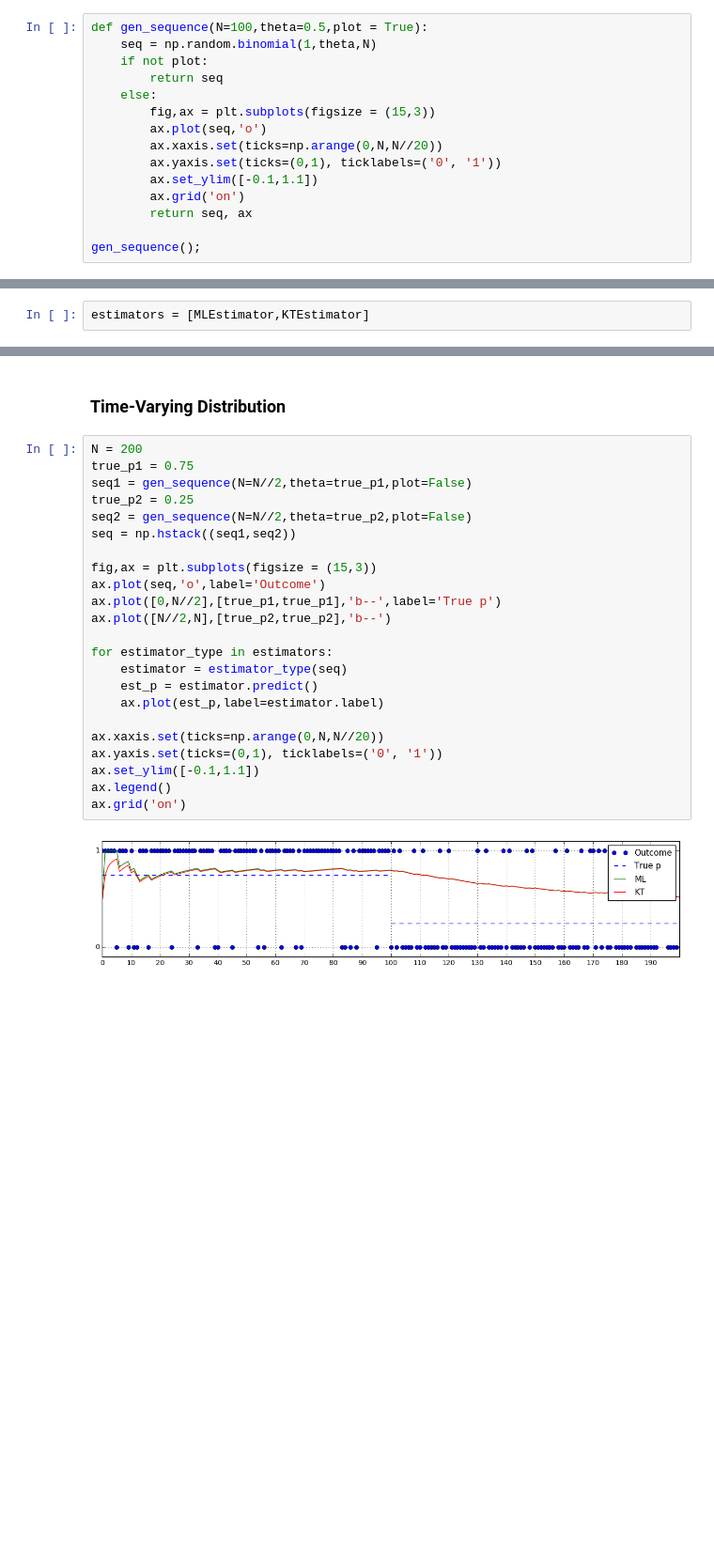
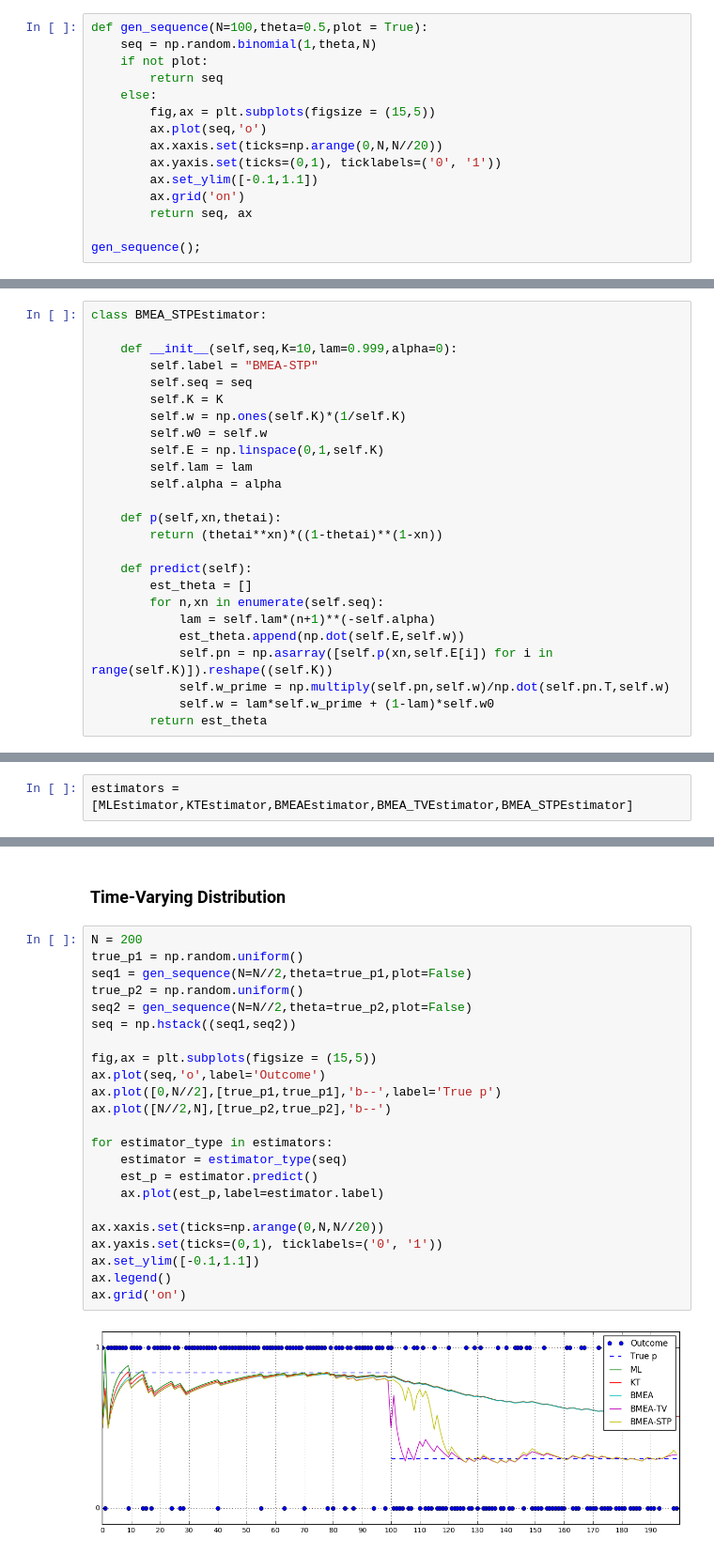
Before and after one commit to gabeschamberg/notes, a Jupyter notebook: Sequential Estimators of Binary Sequences.ipynb, the cells around one changed output, grey strips where cells are left out. Shown: that part at 94% size. Drawn from its saved outputs; the diff is of its cells as text; blank space fills up the shorter version.

```diff
--- a/Sequential Estimators of Binary Sequences.ipynb
+++ b/Sequential Estimators of Binary Sequences.ipynb
@@ -26,7 +26,7 @@ def gen_sequence(N=100,theta=0.5,plot = True):
     if not plot:
         return seq
     else:
-        fig,ax = plt.subplots(figsize = (15,3))
+        fig,ax = plt.subplots(figsize = (15,5))
         ax.plot(seq,'o')
         ax.xaxis.set(ticks=np.arange(0,N,N//20))
         ax.yaxis.set(ticks=(0,1), ticklabels=('0', '1'))
@@ -128,7 +151,32 @@ class FSFEstimator:
+# %%
+class BMEA_STPEstimator:
+
+    def __init__(self,seq,K=10,lam=0.999,alpha=0):
+        self.label = "BMEA-STP"
+        self.seq = seq
+        self.K = K
+        self.w = np.ones(self.K)*(1/self.K)
+        self.w0 = self.w
+        self.E = np.linspace(0,1,self.K)
+        self.lam = lam
+        self.alpha = alpha
+
+    def p(self,xn,thetai):
+        return (thetai**xn)*((1-thetai)**(1-xn))
+
+    def predict(self):
+        est_theta = []
+        for n,xn in enumerate(self.seq):
+            lam = self.lam*(n+1)**(-self.alpha)
+            est_theta.append(np.dot(self.E,self.w))
+            self.pn = np.asarray([self.p(xn,self.E[i]) for i in range(self.K)]).reshape((self.K))
+            self.w_prime = np.multiply(self.pn,self.w)/np.dot(self.pn.T,self.w)
+            self.w = lam*self.w_prime + (1-lam)*self.w0
+        return est_theta
 # %% [markdown]
 ## Simulations
 # %%
-estimators = [MLEstimator,KTEstimator]
+estimators = [MLEstimator,KTEstimator,BMEAEstimator,BMEA_TVEstimator,BMEA_STPEstimator]
 # %% [markdown]
 ### Stationary Distribution
 # %%
@@ -147,26 +195,26 @@ plt.legend();
 ### Time-Varying Distribution
 # %%
 N = 200
-true_p1 = 0.75
+true_p1 = np.random.uniform()
 seq1 = gen_sequence(N=N//2,theta=true_p1,plot=False)
-true_p2 = 0.25
+true_p2 = np.random.uniform()
 seq2 = gen_sequence(N=N//2,theta=true_p2,plot=False)
 seq = np.hstack((seq1,seq2))
 
-fig,ax = plt.subplots(figsize = (15,3))
+fig,ax = plt.subplots(figsize = (15,5))
 ax.plot(seq,'o',label='Outcome')
 ax.plot([0,N//2],[true_p1,true_p1],'b--',label='True p')
 ax.plot([N//2,N],[true_p2,true_p2],'b--')
 
 for estimator_type in estimators:
     estimator = estimator_type(seq)
     est_p = estimator.predict()
     ax.plot(est_p,label=estimator.label)
 
 ax.xaxis.set(ticks=np.arange(0,N,N//20))
 ax.yaxis.set(ticks=(0,1), ticklabels=('0', '1'))
 ax.set_ylim([-0.1,1.1])
 ax.legend()
 ax.grid('on')
 # %% [output]
-[figure, old version]
+[figure, new version]
```
Also changed, not shown: parts of 9 cells of this notebook, 1 other file.
